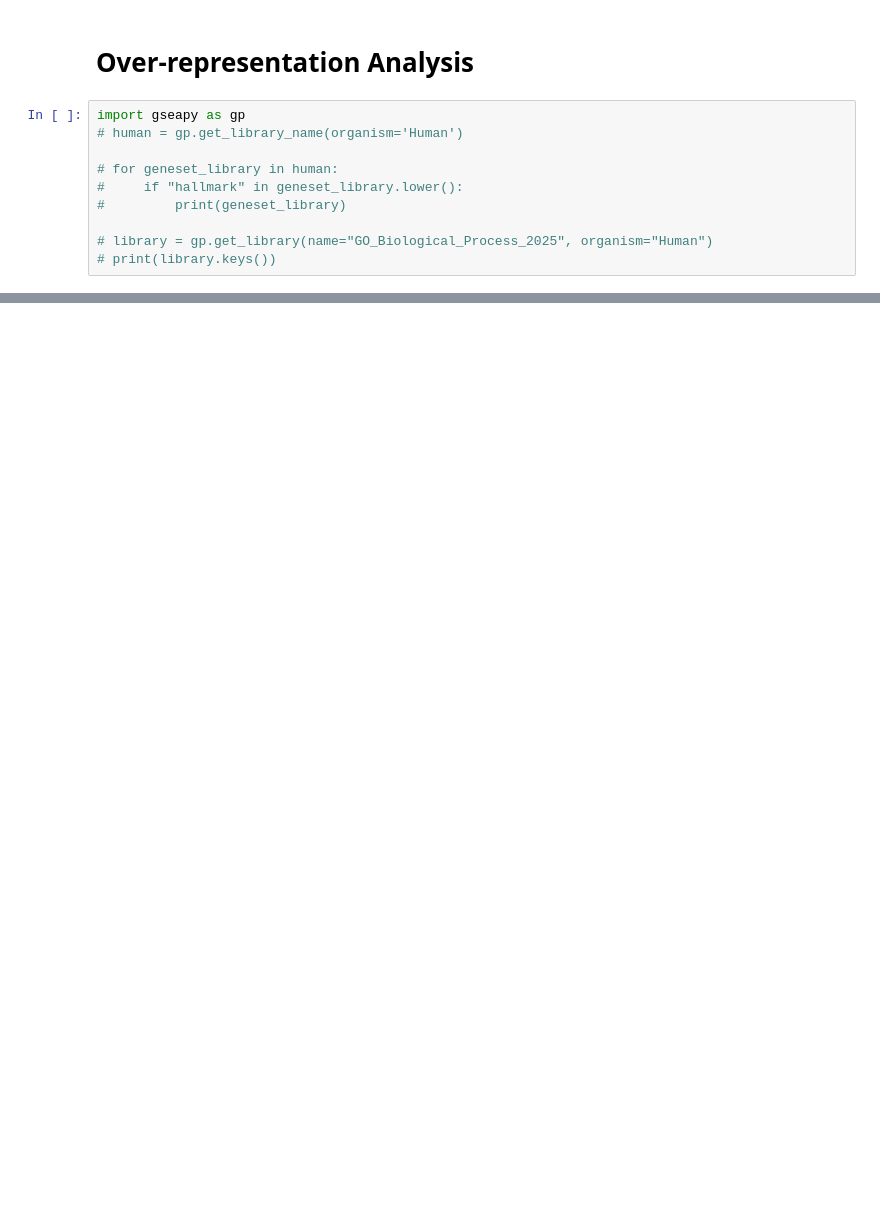
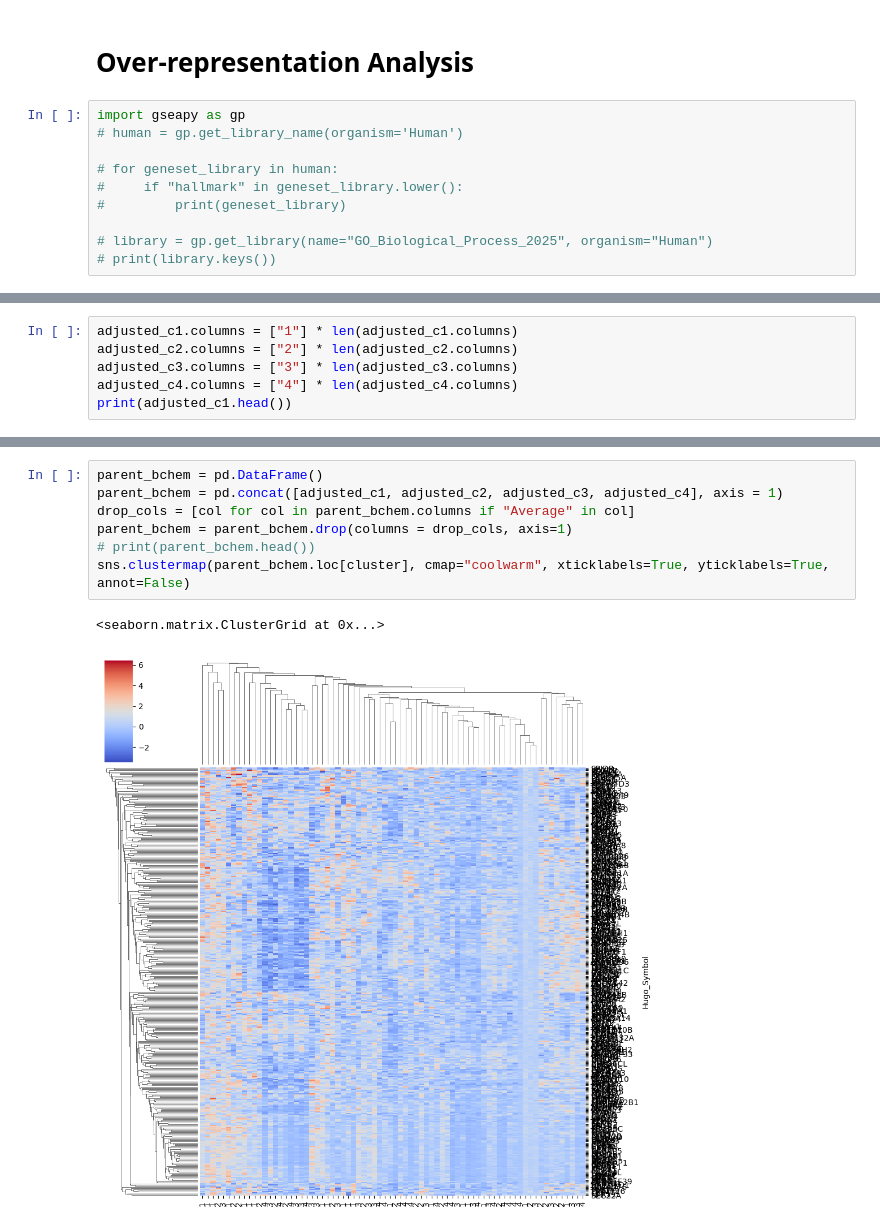
Before and after one commit to nocturnal-design/TCGA_Analysis, a Jupyter notebook: heatmap.ipynb, the cells around one changed output, grey strips where cells are left out. Saved outputs shown, nothing was run; the diff lists cells and outputs as text; blank space fills up the shorter version.

```diff
--- a/heatmap.ipynb
+++ b/heatmap.ipynb
@@ -393,0 +311,6 @@ sns.clustermap(parent_bchem.loc[cluster], cmap="coolwarm", xticklabels=True, yti
+# %%
+adjusted_c1.columns = ["1"] * len(adjusted_c1.columns)
+adjusted_c2.columns = ["2"] * len(adjusted_c2.columns)
+adjusted_c3.columns = ["3"] * len(adjusted_c3.columns)
+adjusted_c4.columns = ["4"] * len(adjusted_c4.columns)
+print(adjusted_c1.head())
@@ -394,3 +335,13 @@ sns.clustermap(parent_bchem.loc[cluster], cmap="coolwarm", xticklabels=True, yti
+# %%
+parent_bchem = pd.DataFrame()
+parent_bchem = pd.concat([adjusted_c1, adjusted_c2, adjusted_c3, adjusted_c4], axis = 1)
+drop_cols = [col for col in parent_bchem.columns if "Average" in col]
+parent_bchem = parent_bchem.drop(columns = drop_cols, axis=1)
+# print(parent_bchem.head())
+sns.clustermap(parent_bchem.loc[cluster], cmap="coolwarm", xticklabels=True, yticklabels=True, annot=False)
+# %% [output]
+<seaborn.matrix.ClusterGrid at 0x...>
+[figure, added]
 # %%
 from gseapy import barplot, dotplot
 ax = dotplot(enr.results,
```
Also changed, not shown: parts of 20 cells of this notebook.
